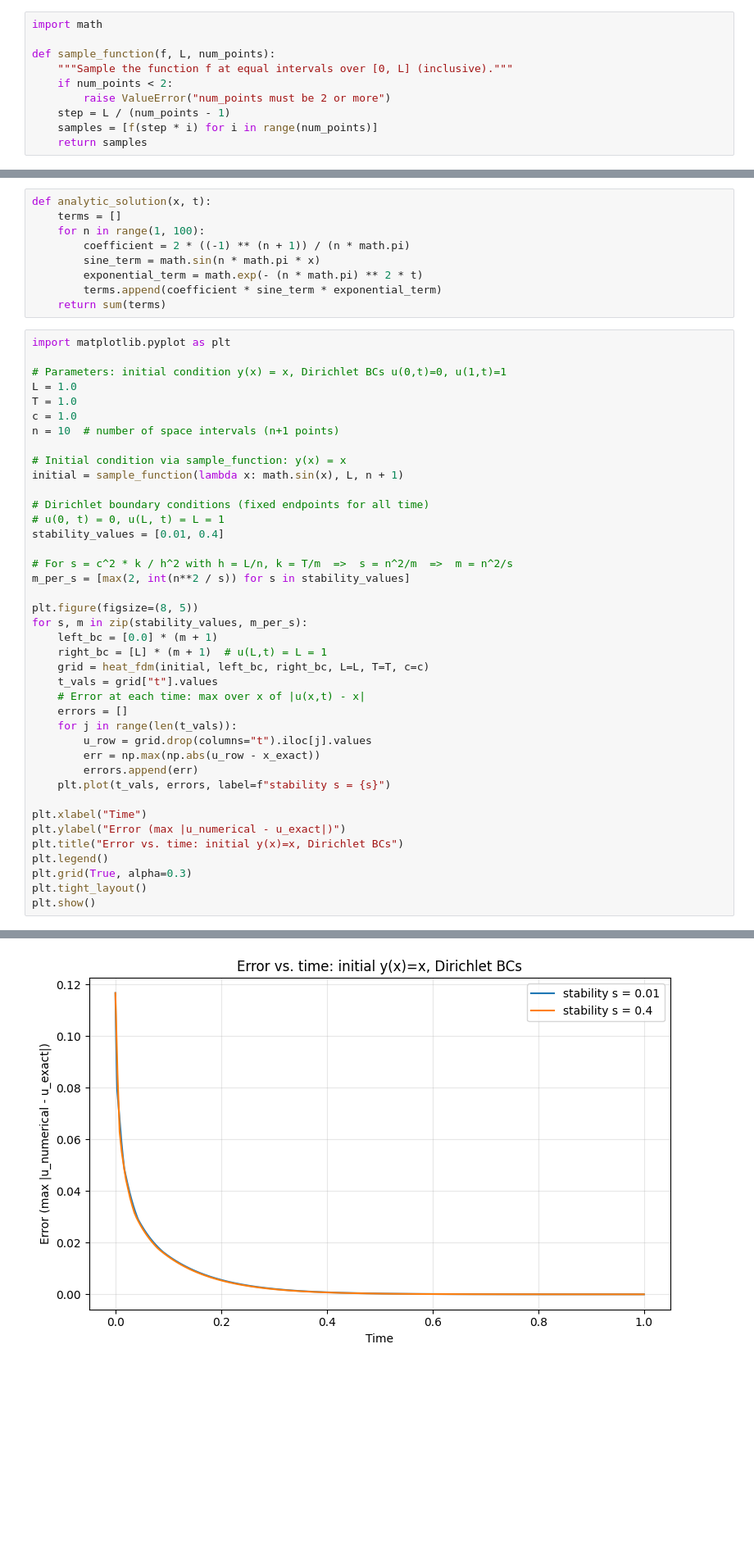
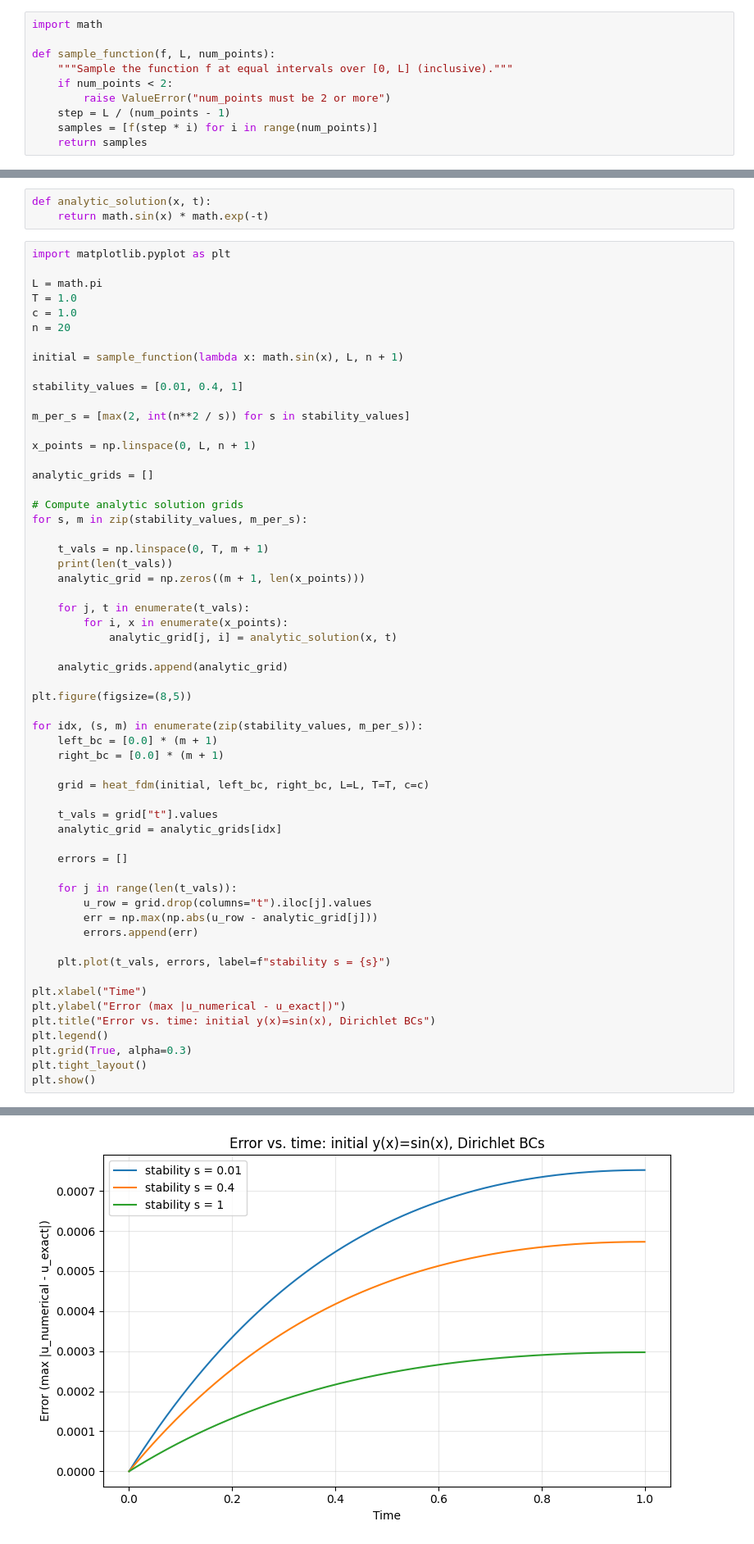
Before and after one commit to gweiks/finiteDifferenceMethod, a Jupyter notebook: main.ipynb, the cells around one changed output, grey strips where cells are left out. Shown at 82% size. Cells and saved outputs as stored; diff of their text form; blank space fills up the shorter version.

Commit message:
removed broken error calculations, fixed boundary conditions for heat eq

```diff
--- a/main.ipynb
+++ b/main.ipynb
@@ -302,49 +295,61 @@ e^{-(n\pi)^2 t}
 $$
 # %%
 def analytic_solution(x, t):
-    terms = []
-    for n in range(1, 100):
-        coefficient = 2 * ((-1) ** (n + 1)) / (n * math.pi)
-        sine_term = math.sin(n * math.pi * x)
-        exponential_term = math.exp(- (n * math.pi) ** 2 * t)
-        terms.append(coefficient * sine_term * exponential_term)
-    return sum(terms)
+    return math.sin(x) * math.exp(-t)
 # %%
 import matplotlib.pyplot as plt
 
-# Parameters: initial condition y(x) = x, Dirichlet BCs u(0,t)=0, u(1,t)=1
-L = 1.0
+L = math.pi
 T = 1.0
 c = 1.0
-n = 10  # number of space intervals (n+1 points)
+n = 20
 
-# Initial condition via sample_function: y(x) = x
 initial = sample_function(lambda x: math.sin(x), L, n + 1)
 
-# Dirichlet boundary conditions (fixed endpoints for all time)
-# u(0, t) = 0, u(L, t) = L = 1
-stability_values = [0.01, 0.4]
+stability_values = [0.01, 0.4, 1]
 
-# For s = c^2 * k / h^2 with h = L/n, k = T/m  =>  s = n^2/m  =>  m = n^2/s
 m_per_s = [max(2, int(n**2 / s)) for s in stability_values]
 
-plt.figure(figsize=(8, 5))
+x_points = np.linspace(0, L, n + 1)
+
+analytic_grids = []
+
+# Compute analytic solution grids
 for s, m in zip(stability_values, m_per_s):
+
+    t_vals = np.linspace(0, T, m + 1)
+    print(len(t_vals))
+    analytic_grid = np.zeros((m + 1, len(x_points)))
+
+    for j, t in enumerate(t_vals):
+        for i, x in enumerate(x_points):
+            analytic_grid[j, i] = analytic_solution(x, t)
+
+    analytic_grids.append(analytic_grid)
+
+plt.figure(figsize=(8,5))
+
+for idx, (s, m) in enumerate(zip(stability_values, m_per_s)):
     left_bc = [0.0] * (m + 1)
-    right_bc = [L] * (m + 1)  # u(L,t) = L = 1
+    right_bc = [0.0] * (m + 1)
+
     grid = heat_fdm(initial, left_bc, right_bc, L=L, T=T, c=c)
+
     t_vals = grid["t"].values
-    # Error at each time: max over x of |u(x,t) - x|
+    analytic_grid = analytic_grids[idx]
+
     errors = []
+
     for j in range(len(t_vals)):
         u_row = grid.drop(columns="t").iloc[j].values
-        err = np.max(np.abs(u_row - x_exact))
+        err = np.max(np.abs(u_row - analytic_grid[j]))
         errors.append(err)
+
     plt.plot(t_vals, errors, label=f"stability s = {s}")
 
 plt.xlabel("Time")
 plt.ylabel("Error (max |u_numerical - u_exact|)")
-plt.title("Error vs. time: initial y(x)=x, Dirichlet BCs")
+plt.title("Error vs. time: initial y(x)=sin(x), Dirichlet BCs")
 plt.legend()
 plt.grid(True, alpha=0.3)
 plt.tight_layout()
@@ -353 +361 @@ plt.show()
-[figure, old version]
+[figure, new version]
```
Also changed, not shown: parts of 4 cells of this notebook.
